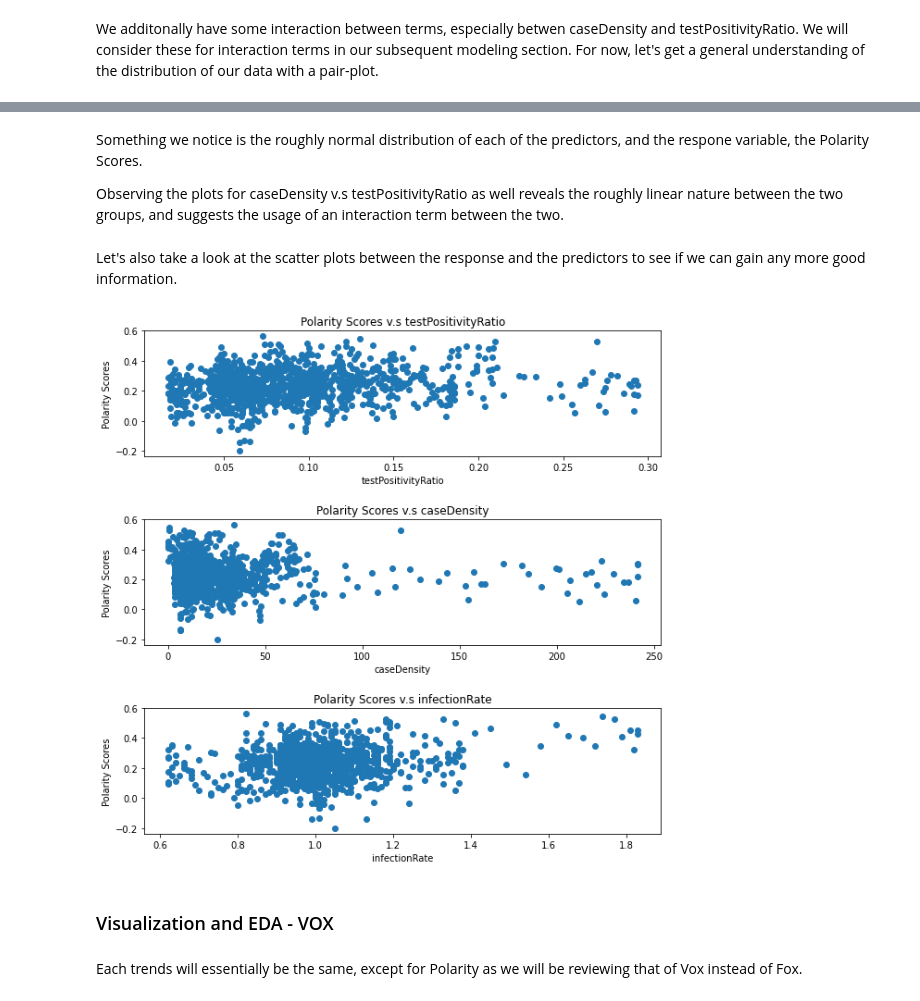
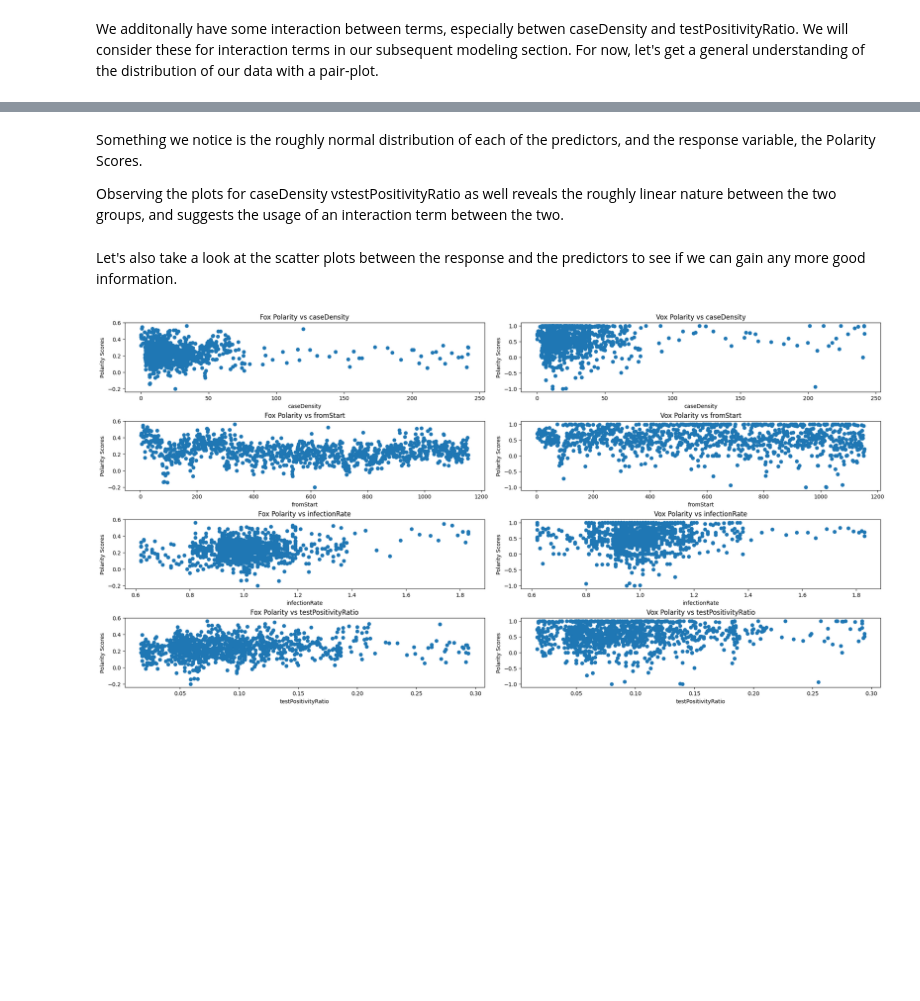
Before and after one commit to TekinGunasar/naan, a Jupyter notebook: johns section with regression.ipynb, the cells around one changed output, grey strips where cells are left out. Cells and saved outputs as stored; diff of their text form; code cells hidden in the pictures; blank space fills up the shorter version.

```diff
--- a/johns section with regression.ipynb
+++ b/johns section with regression.ipynb
@@ -623,3 +596,3 @@ len(available_polarity_scores),len(covid_data_table['date'].values)
 # %%
-covid_data_table['Polarity Scores'] = available_polarity_scores
+covid_df['Polarity Scores'] = avail_polarity
 # %%
@@ -751,0 +781,13 @@ plt.show()
+# %%
+# Gather the list of our relevant predictors
+predictors = complete_df.columns[2:]
+
+# Plot their trends over time (i.e., index)
+fig, ax = plt.subplots(len(predictors), figsize=(20, 20), constrained_layout=True)
+
+for i in range(len(predictors)):
+    currColumn = predictors[i]
+    ax[i].plot(complete_df[currColumn].values)
+    ax[i].set_title(f'Trend for {currColumn}')
+
+plt.show()
@@ -752,7 +796,7 @@ plt.show()
 # %% [markdown]
 Immediately, it seems that one of our predictors, infectionRateCI90, although has no missing values, it is not a very informative feature and may not have been properly recorded. We will drop this column.
 # %%
-covid_data_table = covid_data_table.drop(columns=['infectionRateCI90'])
+complete_df = complete_df.drop(columns=['infectionRateCI90'])
 # %% [markdown]
 Let's also see if there is any correlation between our predictors.
 # %%
@@ -769,3 +816,3 @@ We seem to have a perfect positive correlation between caseDensity and weeklyNew
 # %%
-covid_data_table = covid_data_table.drop(columns=['weeklyNewCasesPer100k'])
+complete_df = complete_df.drop(columns=['weeklyNewCasesPer100k', 'date'])
 # %%
@@ -794,28 +844,32 @@ plt.yticks(fontsize=5);
 # %% [markdown]
-Something we notice is the roughly normal distribution of each of the predictors, and the respone variable, the Polarity Scores.
+Something we notice is the roughly normal distribution of each of the predictors, and the response variable, the Polarity Scores.
 
-Observing the plots for caseDensity v.s testPositivityRatio as well reveals the roughly linear nature between the two groups, and suggests the usage of an interaction term between the two.
+Observing the plots for caseDensity vstestPositivityRatio as well reveals the roughly linear nature between the two groups, and suggests the usage of an interaction term between the two.
 # %% [markdown]
 Let's also take a look at the scatter plots between the response and the predictors to see if we can gain any more good information.
 # %%
-predictors = covid_data_table.columns[:-2]
-response = covid_data_table['Polarity Scores']
+predictors  = complete_df.columns.difference(['VoxPolarity', 'FoxPolarity'])
+foxResponse = complete_df['FoxPolarity']
 
-fig, ax = plt.subplots(3,1,figsize=(10,10))
+# Graph the relationship of the predictors to each response
+fig, ax = plt.subplots(4, 2, figsize=(20,10), constrained_layout=True)
 
-plt.subplots_adjust(hspace = 0.5)
+# First graph for FoxPolarity
+for i in range(len(predictors)):
+    cur_col = complete_df[predictors[i]]
 
+    ax[i][0].scatter(cur_col, foxResponse)
+
+    ax[i][0].set(xlabel=predictors[i],ylabel='Polarity Scores')
+    ax[i][0].set_title(f'Fox Polarity vs {predictors[i]}')
+
+# Second graph for VoxPolarity
 for i in range(len(predictors)):
+    cur_col = complete_df[predictors[i]]
 
-    cur_col = covid_data_table[predictors[i]]
+    ax[i][1].scatter(cur_col, complete_df['VoxPolarity'])
 
-    ax[i].scatter(cur_col,response)
-
-    ax[i].set(xlabel=predictors[i],ylabel='Polarity Scores')
-    ax[i].set_title(f'Polarity Scores v.s {predictors[i]}')
+    ax[i][1].set(xlabel=predictors[i],ylabel='Polarity Scores')
+    ax[i][1].set_title(f'Vox Polarity vs {predictors[i]}')
 # %% [output]
-[figure, old version]
+[figure, new version]
-# %% [markdown]
-### Visualization and EDA  - VOX
-# %% [markdown]
-Each trends will essentially be the same, except for Polarity as we will be reviewing that of Vox instead of Fox.
```
Also changed, not shown: parts of 140 cells of this notebook, 5 other files.
